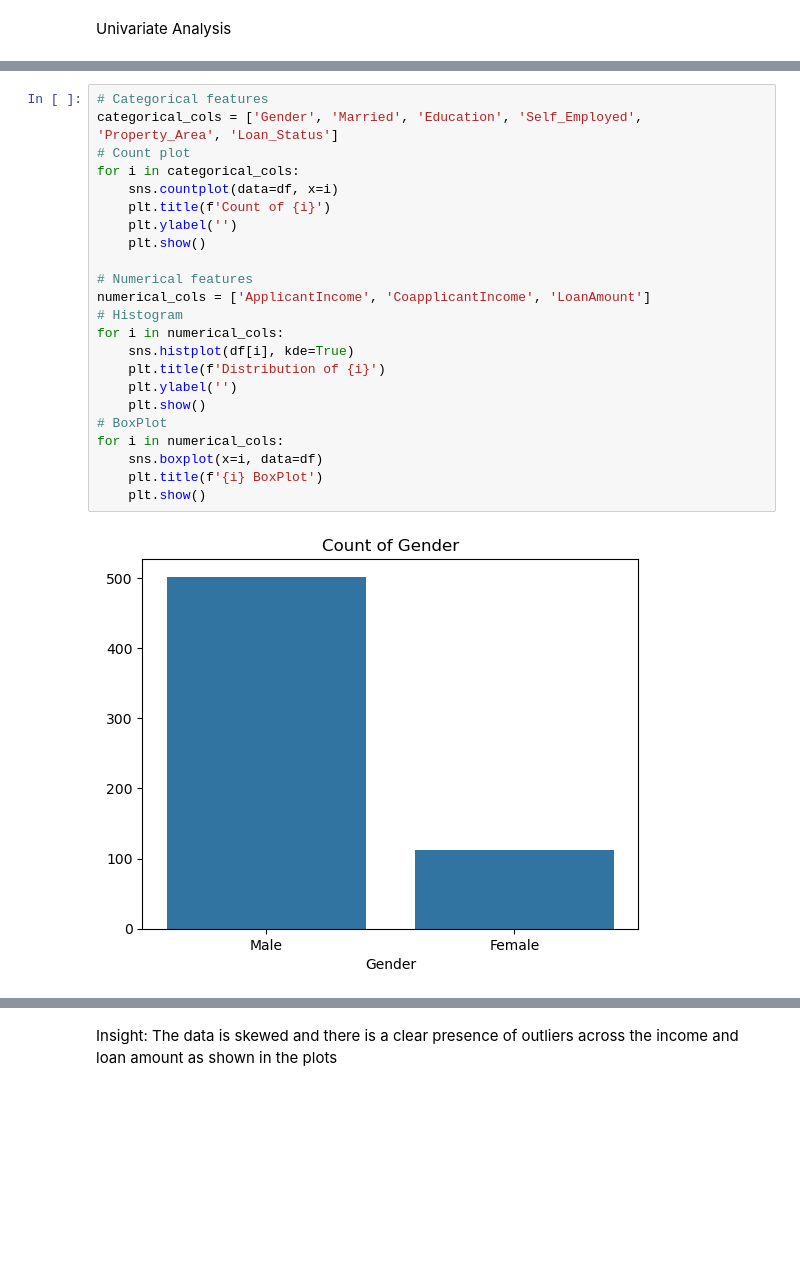
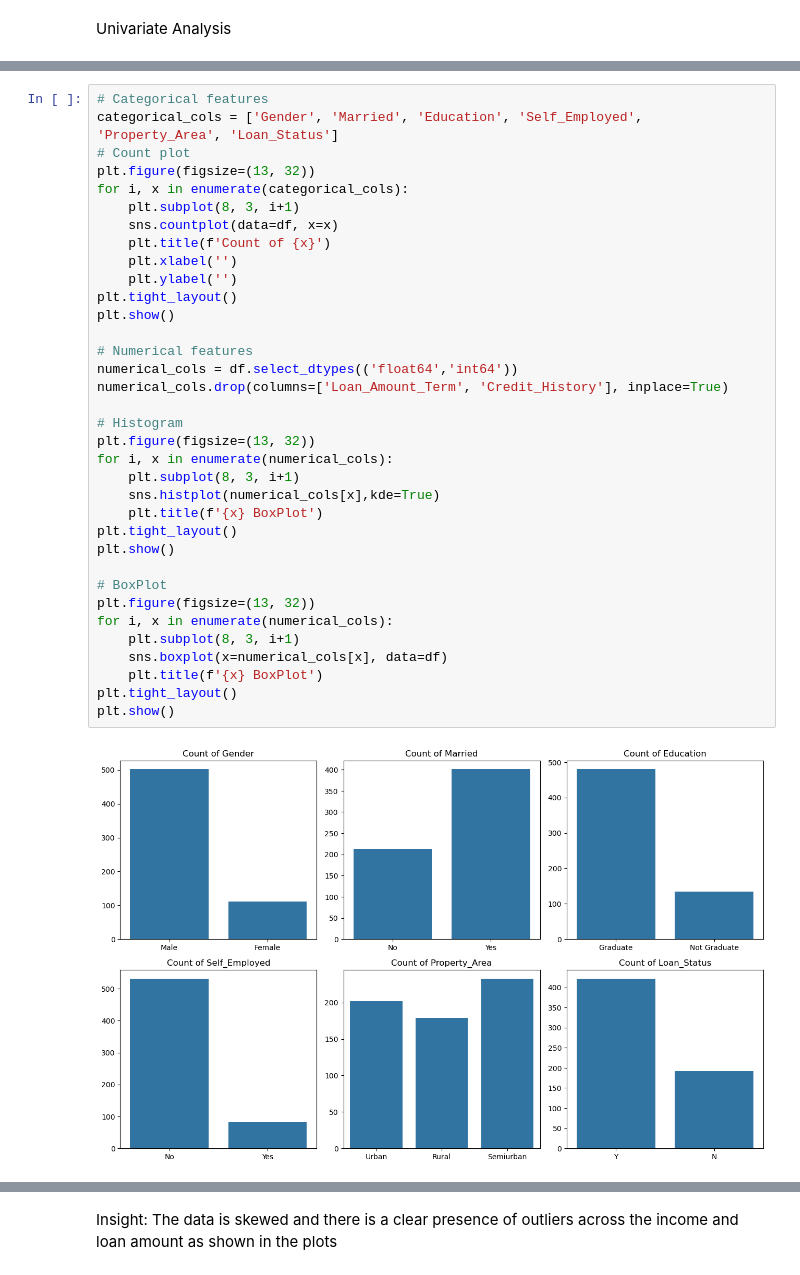
Before and after one commit to saleh-abdallah/DAAI, a Jupyter notebook: Intro to AI/Assignment 8 Supervised Learning Classification.ipynb, the cells around one changed output, grey strips where cells are left out. Cells and saved outputs as stored; diff of their text form; blank space fills up the shorter version.

```diff
--- a/Intro to AI/Assignment 8 Supervised Learning Classification.ipynb
+++ b/Intro to AI/Assignment 8 Supervised Learning Classification.ipynb
@@ -147,25 +164,37 @@ Univariate Analysis
 # %%
 # Categorical features
 categorical_cols = ['Gender', 'Married', 'Education', 'Self_Employed', 'Property_Area', 'Loan_Status']
 # Count plot
-for i in categorical_cols:
-    sns.countplot(data=df, x=i)
-    plt.title(f'Count of {i}')
+plt.figure(figsize=(13, 32))
+for i, x in enumerate(categorical_cols):
+    plt.subplot(8, 3, i+1)
+    sns.countplot(data=df, x=x)
+    plt.title(f'Count of {x}')
+    plt.xlabel('')
     plt.ylabel('')
-    plt.show()
+plt.tight_layout()
+plt.show()
 
 # Numerical features
-numerical_cols = ['ApplicantIncome', 'CoapplicantIncome', 'LoanAmount']
+numerical_cols = df.select_dtypes(('float64','int64'))
+numerical_cols.drop(columns=['Loan_Amount_Term', 'Credit_History'], inplace=True)
+
 # Histogram
-for i in numerical_cols:
-    sns.histplot(df[i], kde=True)
-    plt.title(f'Distribution of {i}')
-    plt.ylabel('')
-    plt.show()
+plt.figure(figsize=(13, 32))
+for i, x in enumerate(numerical_cols):
+    plt.subplot(8, 3, i+1)
+    sns.histplot(numerical_cols[x],kde=True)
+    plt.title(f'{x} BoxPlot')
+plt.tight_layout()
+plt.show()
+
 # BoxPlot
-for i in numerical_cols:
-    sns.boxplot(x=i, data=df)
-    plt.title(f'{i} BoxPlot')
-    plt.show()
+plt.figure(figsize=(13, 32))
+for i, x in enumerate(numerical_cols):
+    plt.subplot(8, 3, i+1)
+    sns.boxplot(x=numerical_cols[x], data=df)
+    plt.title(f'{x} BoxPlot')
+plt.tight_layout()
+plt.show()
 # %% [output]
-[figure, old version]
+[figure, new version]
```
Also changed, not shown: parts of 5 cells of this notebook.
